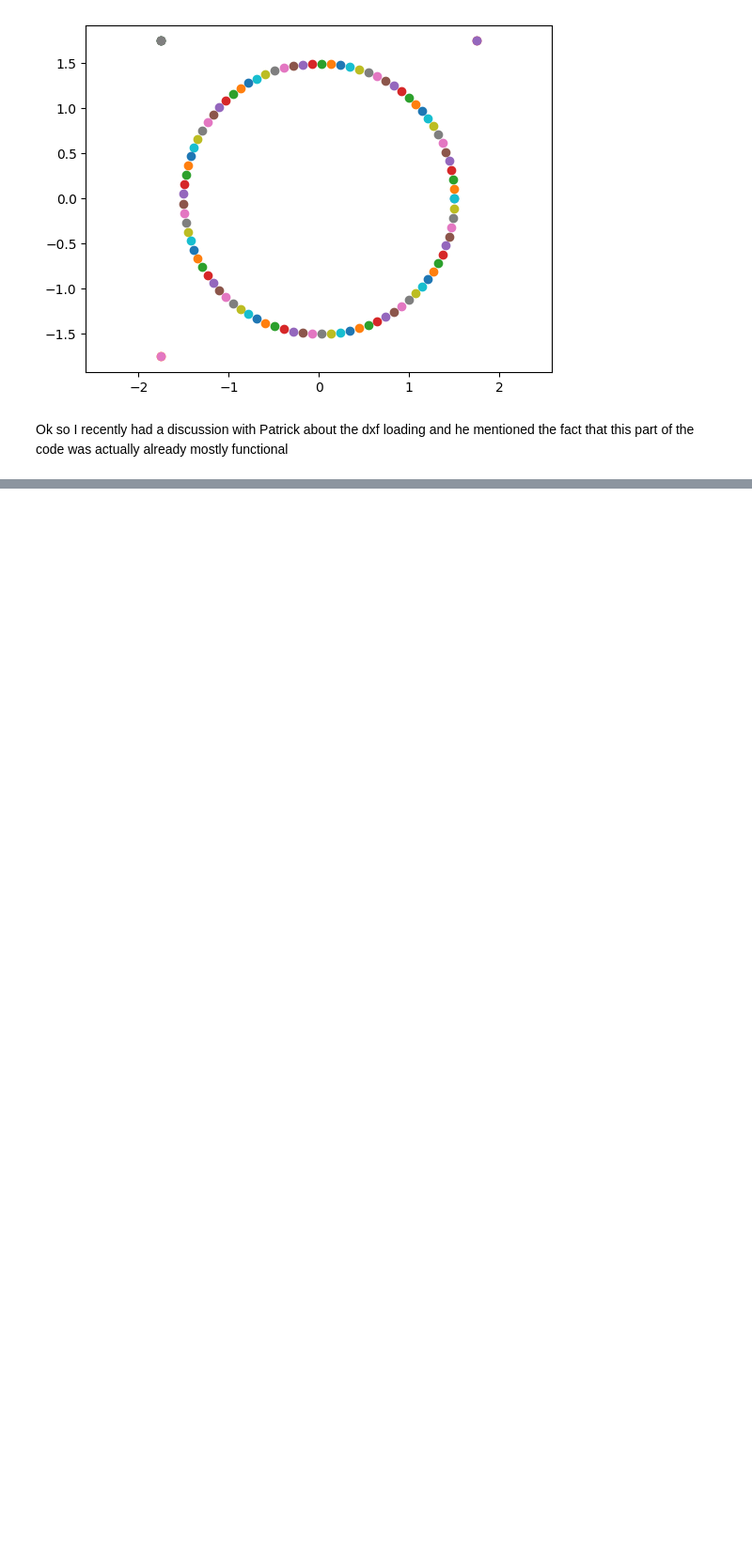
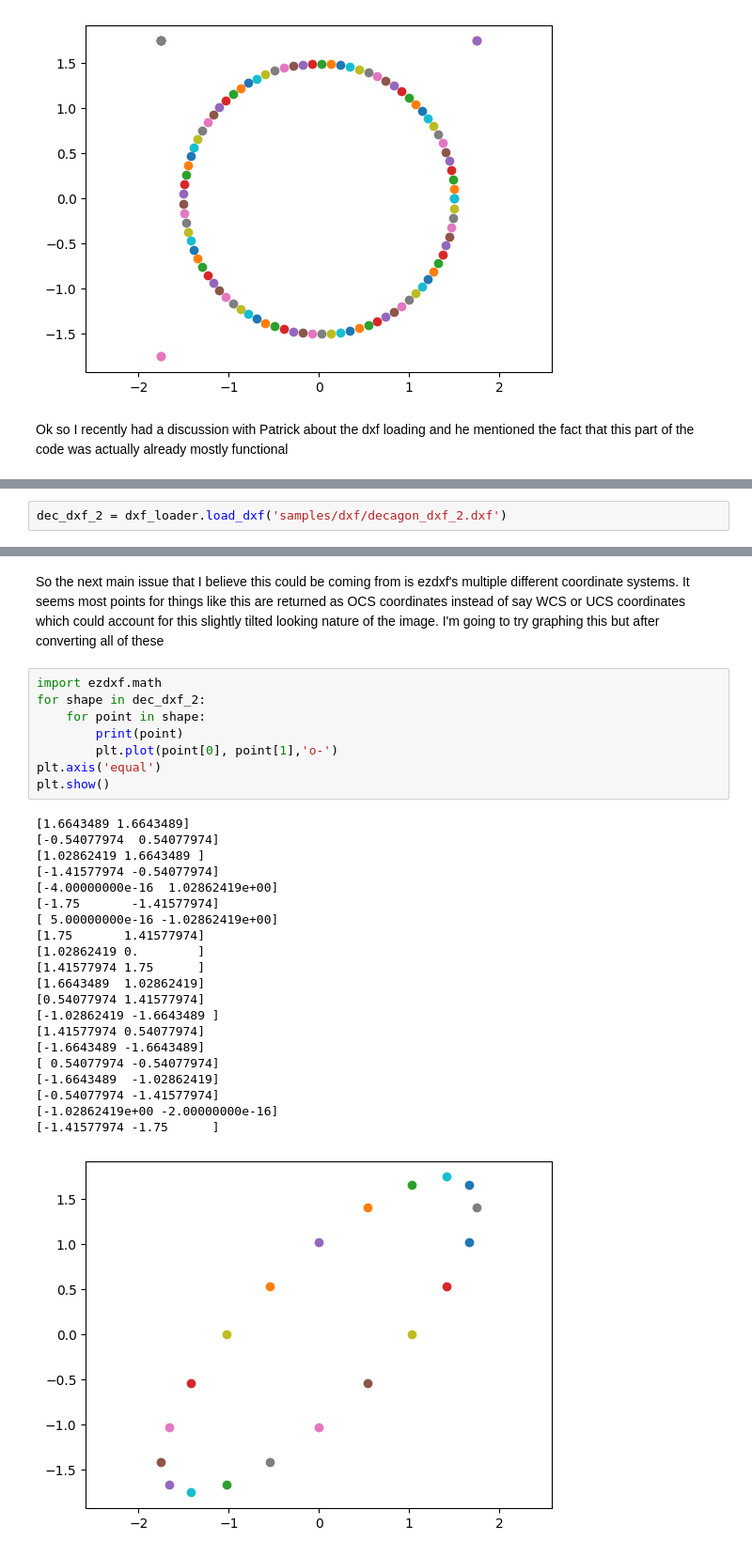
Before and after one commit to UChicago-Yang-Lab/miniMBE-GUI-v2, a Jupyter notebook: dxf_testing.ipynb, the cells around one changed output, grey strips where cells are left out. Shown at 94% size. Saved outputs shown, nothing was run; the diff lists cells and outputs as text; blank space fills up the shorter version.

```diff
--- a/dxf_testing.ipynb
+++ b/dxf_testing.ipynb
@@ -92,0 +140,2 @@ Ok so I recently had a discussion with Patrick about the dxf loading and he ment
+# %%
+dec_dxf_2 = dxf_loader.load_dxf('samples/dxf/decagon_dxf_2.dxf')
@@ -92,0 +160,32 @@ Ok so I recently had a discussion with Patrick about the dxf loading and he ment
+# %% [markdown]
+So the next main issue that I believe this could be coming from is ezdxf's multiple different coordinate systems. It seems most points for things like this are returned as OCS coordinates instead of say WCS or UCS coordinates which could account for this slightly tilted looking nature of the image. I'm going to try graphing this but after converting all of these
+# %%
+import ezdxf.math
+for shape in dec_dxf_2:
+	for point in shape:
+		print(point)
+		plt.plot(point[0], point[1],'o-')
+plt.axis('equal')
+plt.show()
+# %% [output]
+[1.6643489 1.6643489]
+[-0.54077974  0.54077974]
+[1.02862419 1.6643489 ]
+[-1.41577974 -0.54077974]
+[-4.00000000e-16  1.02862419e+00]
+[-1.75       -1.41577974]
+[ 5.00000000e-16 -1.02862419e+00]
+[1.75       1.41577974]
+[1.02862419 0.        ]
+[1.41577974 1.75      ]
+[1.6643489  1.02862419]
+[0.54077974 1.41577974]
+[-1.02862419 -1.6643489 ]
+[1.41577974 0.54077974]
+[-1.6643489 -1.6643489]
+[ 0.54077974 -0.54077974]
+[-1.6643489  -1.02862419]
+[-0.54077974 -1.41577974]
+[-1.02862419e+00 -2.00000000e-16]
+[-1.41577974 -1.75      ]
+[figure, added]
```
Also changed, not shown: parts of 13 cells of this notebook, 3 other files.
